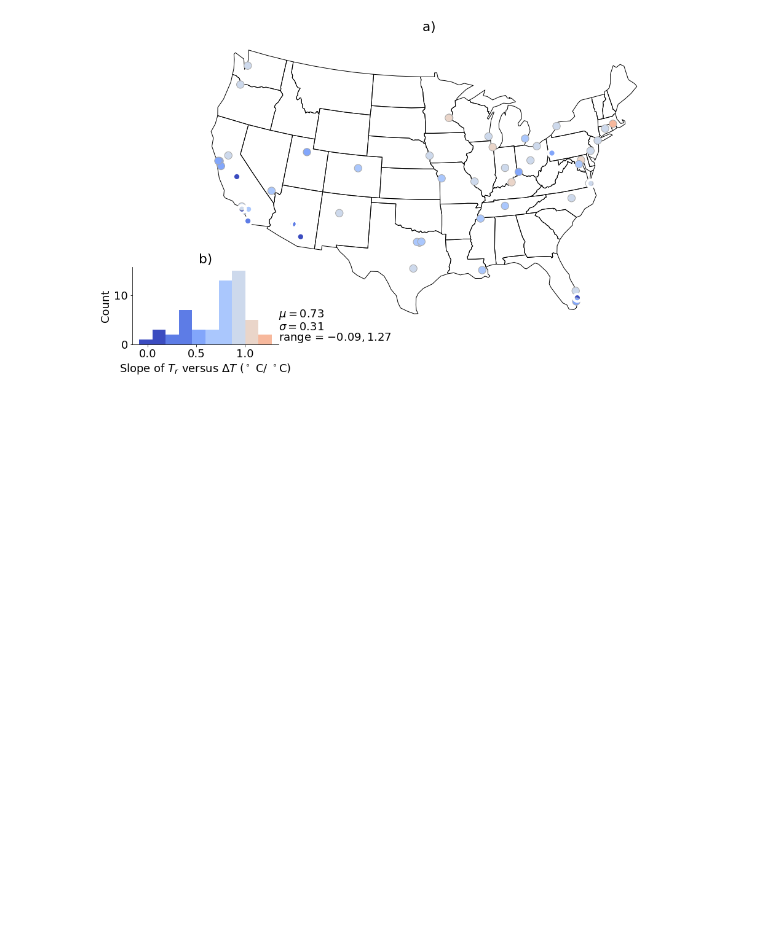
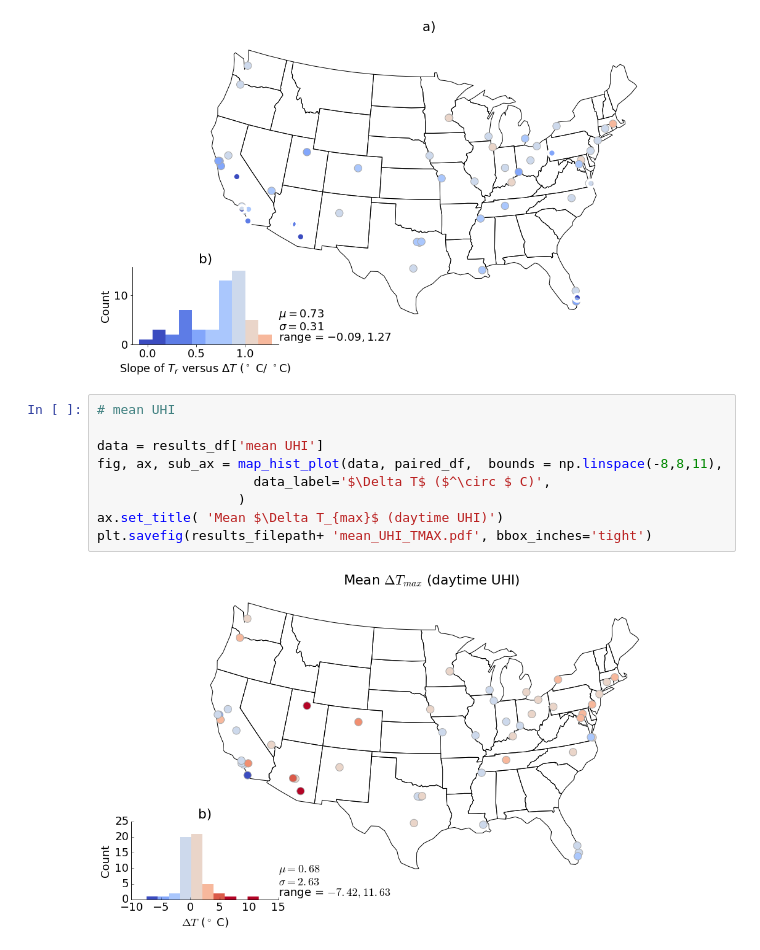
Before and after one commit to gottscott/heat, a Jupyter notebook: PaperFigures-TMAX.ipynb, the cells around one changed output. Drawn from its saved outputs; the diff is of its cells as text; blank space fills up the shorter version.

```diff
--- a/PaperFigures-TMAX.ipynb
+++ b/PaperFigures-TMAX.ipynb
@@ -1215,3 +1234,14 @@ fig = map_hist_plot(data, paired_df, title = 'Slope of summer mean $T_r$ versus
 plt.savefig(results_filepath+ 'summer_mean_slopes.pdf', bbox_inches='tight')
 # %% [output]
 [figure]
+# %%
+# mean UHI
+
+data = results_df['mean UHI']
+fig, ax, sub_ax = map_hist_plot(data, paired_df,  bounds = np.linspace(-8,8,11),
+                    data_label='$\Delta T$ ($^\circ $ C)',
+                  )
+ax.set_title( 'Mean $\Delta T_{max}$ (daytime UHI)')
+plt.savefig(results_filepath+ 'mean_UHI_TMAX.pdf', bbox_inches='tight')
+# %% [output]
+[figure, added]
```
Also changed, not shown: parts of 5 cells of this notebook, 5 other files.
